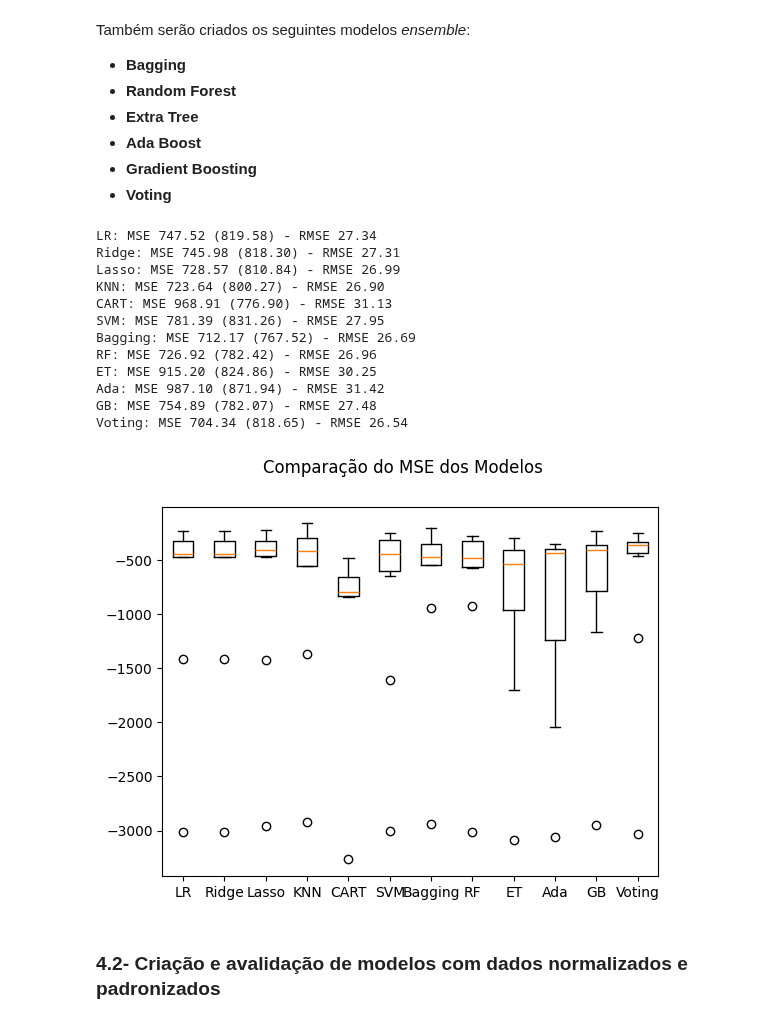
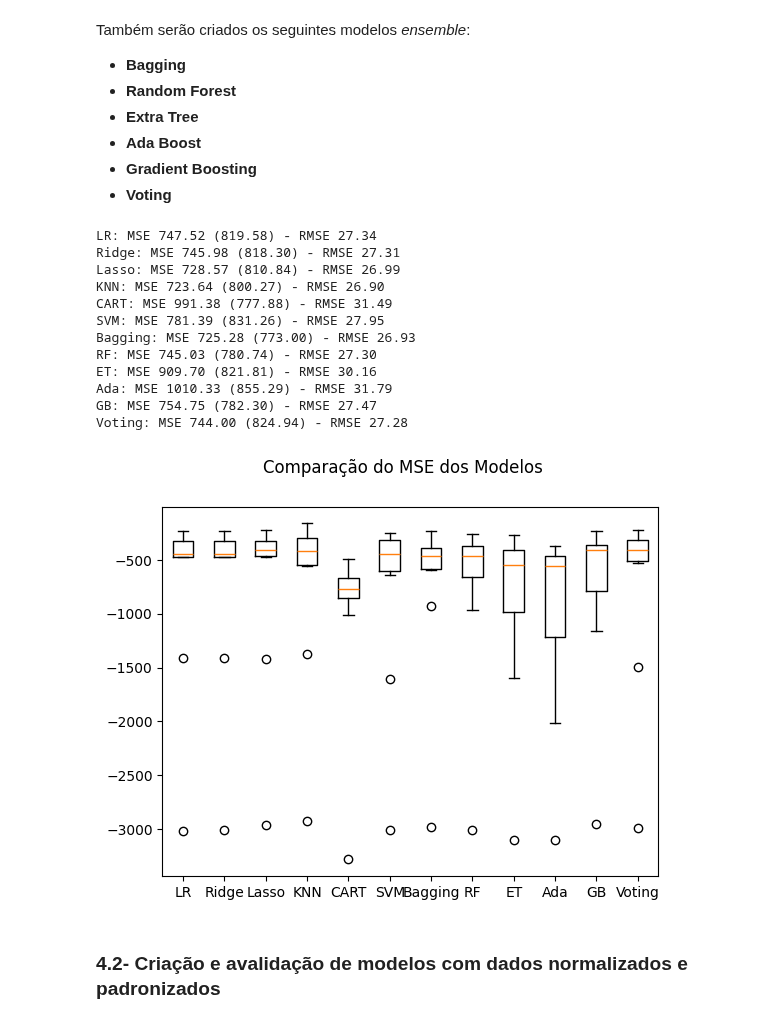
Before and after one commit to LAOLIVEIRA1972/PUC_MVP, a Jupyter notebook: mvp_v0.ipynb, the cells around one changed output. Cells and saved outputs as stored; diff of their text form; code cells hidden in the pictures.

```diff
--- a/mvp_v0.ipynb
+++ b/mvp_v0.ipynb
@@ -175,47 +175,47 @@ max_features = 3
 # Para o VotingRegressor serão criado os modelos regressão linear, árvore de regressão e SVM
 bases = []
 bases.append(('logistic', LinearRegression()))
-bases.append(('cart', DecisionTreeRegressor()))
+#bases.append(('cart', DecisionTreeRegressor()))
 bases.append(('svm', SVR()))
 
 # Criando os ensembles e adicionando-os na lista de modelos
-modelos.append(('Bagging', BaggingRegressor(estimator=base, n_estimators=num_trees)))
-modelos.append(('RF', RandomForestRegressor(n_estimators=num_trees, max_features=max_features)))
-modelos.append(('ET', ExtraTreesRegressor(n_estimators=num_trees, max_features=max_features)))
-modelos.append(('Ada', AdaBoostRegressor(n_estimators=num_trees)))
-modelos.append(('GB', GradientBoostingRegressor(n_estimators=num_trees)))
+modelos.append(('Bagging', BaggingRegressor(estimator=base, n_estimators=num_trees, random_state=num_seed)))
+modelos.append(('RF', RandomForestRegressor(n_estimators=num_trees, max_features=max_features, random_state=num_seed)))
+modelos.append(('ET', ExtraTreesRegressor(n_estimators=num_trees, max_features=max_features, random_state=num_seed)))
+modelos.append(('Ada', AdaBoostRegressor(n_estimators=num_trees, random_state=num_seed)))
+modelos.append(('GB', GradientBoostingRegressor(n_estimators=num_trees, random_state=num_seed)))
 modelos.append(('Voting', VotingRegressor(bases)))
 
 # Avaliando um modelo por vez
 for nome, modelo in modelos:
   cv_resultados = cross_val_score(modelo, X_treino, y_treino, cv=kfold, scoring=scoring)
   resultados.append(cv_resultados)
   nomes.append(nome)
   # imprime MSE, desvio padrão do MSE e RMSE dos 10 resultados da validação cruzada
   msg = "%s: MSE %0.2f (%0.2f) - RMSE %0.2f" % (nome, abs(cv_resultados.mean()), cv_resultados.std(), np.sqrt(abs(cv_resultados.mean())))
   print(msg)
 
 # Boxplot de comparação dos modelos
 fig = plt.figure()
 fig.suptitle('Comparação do MSE dos Modelos')
 ax = fig.add_subplot(111)
 plt.boxplot(resultados)
 ax.set_xticklabels(nomes)
 plt.show()
 # %% [output]
 LR: MSE 747.52 (819.58) - RMSE 27.34
 Ridge: MSE 745.98 (818.30) - RMSE 27.31
 Lasso: MSE 728.57 (810.84) - RMSE 26.99
 KNN: MSE 723.64 (800.27) - RMSE 26.90
-CART: MSE 968.91 (776.90) - RMSE 31.13
+CART: MSE 991.38 (777.88) - RMSE 31.49
 SVM: MSE 781.39 (831.26) - RMSE 27.95
-Bagging: MSE 712.17 (767.52) - RMSE 26.69
-RF: MSE 726.92 (782.42) - RMSE 26.96
-ET: MSE 915.20 (824.86) - RMSE 30.25
-Ada: MSE 987.10 (871.94) - RMSE 31.42
-GB: MSE 754.89 (782.07) - RMSE 27.48
-Voting: MSE 704.34 (818.65) - RMSE 26.54
+Bagging: MSE 725.28 (773.00) - RMSE 26.93
+RF: MSE 745.03 (780.74) - RMSE 27.30
+ET: MSE 909.70 (821.81) - RMSE 30.16
+Ada: MSE 1010.33 (855.29) - RMSE 31.79
+GB: MSE 754.75 (782.30) - RMSE 27.47
+Voting: MSE 744.00 (824.94) - RMSE 27.28
-[figure, old version]
+[figure, new version]
 # %% [markdown]
 ### 4.2- Criação e avalidação de modelos com dados normalizados e padronizados
 # %%
```
Also changed, not shown: parts of 1 cell of this notebook.
